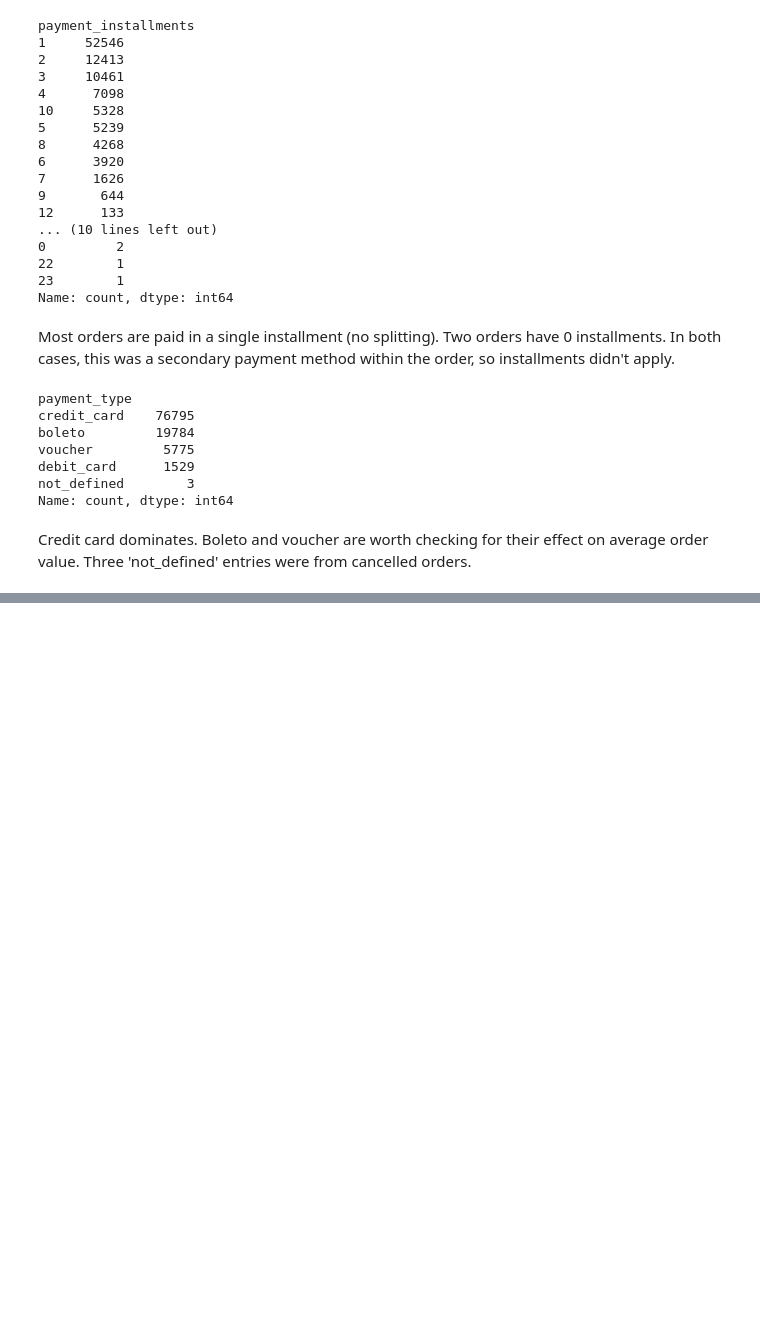
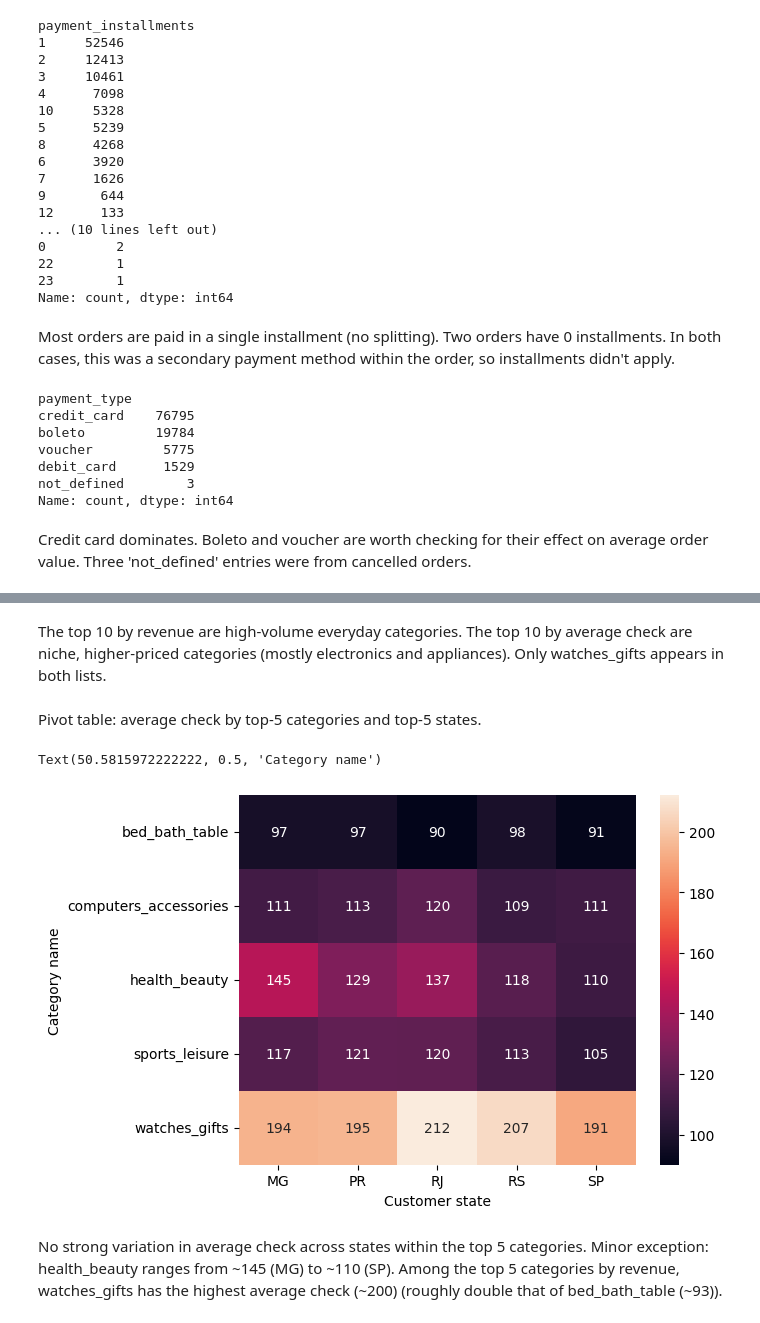
Before and after one commit to norriddx/ecommerce-orders-analysis, a Jupyter notebook: notebooks/eda.ipynb, the cells around one changed output, grey strips where cells are left out. Drawn from its saved outputs; the diff is of its cells as text; code cells hidden in the pictures; blank space fills up the shorter version.

Commit message:
finish section 5: revenue analysis

```diff
--- a/notebooks/eda.ipynb
+++ b/notebooks/eda.ipynb
@@ -406,0 +449,34 @@ Credit card dominates. Boleto and voucher are worth checking for their effect on
+# %% [markdown]
+The top 10 by revenue are high-volume everyday categories. The top 10 by average check are niche, higher-priced categories (mostly electronics and appliances). Only watches_gifts appears in both lists.
+# %% [markdown]
+Pivot table: average check by top-5 categories and top-5 states.
+# %%
+# merge tables for pivot analysis
+
+items_products_orders = pd.merge(items_products, orders, on='order_id')
+items_products_orders_customers = pd.merge(items_products_orders, customers, on='customer_id')
+
+# top-5 categories by revenue, top-5 states by order count
+
+top_categories = items_products.groupby('product_category_name_english')['price'].sum().sort_values(ascending=False).head(5).index
+top_states = customers.groupby('customer_state')['customer_state'].count().sort_values(ascending=False).head(5).index
+
+# filter by top categories and states
+
+filtered = items_products_orders_customers[
+    (items_products_orders_customers['product_category_name_english'].isin(top_categories)) &
+    (items_products_orders_customers['customer_state'].isin(top_states))
+]
+
+# pivot table and heatmap
+
+filtered_pvt = filtered.pivot_table(values='price', index='product_category_name_english', columns='customer_state', aggfunc='mean')
+
+sns.heatmap(data=filtered_pvt, annot=True, fmt='.0f')
+plt.xlabel('Customer state')
+plt.ylabel('Category name')
+# %% [output]
+Text(50.5815972222222, 0.5, 'Category name')
+[figure, added]
+# %% [markdown]
+No strong variation in average check across states within the top 5 categories. Minor exception: health_beauty ranges from ~145 (MG) to ~110 (SP). Among the top 5 categories by revenue, watches_gifts has the highest average check (~200) (roughly double that of bed_bath_table (~93)).
```
Also changed, not shown: parts of 9 cells of this notebook.
